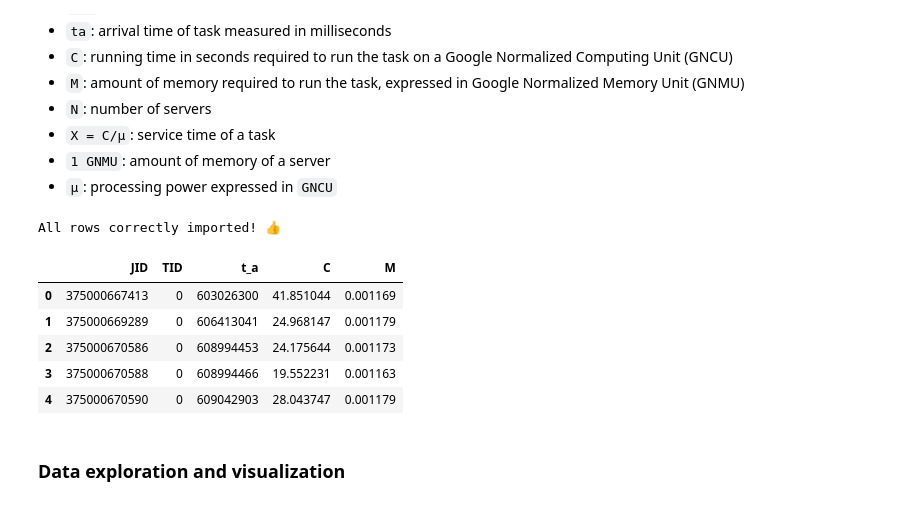
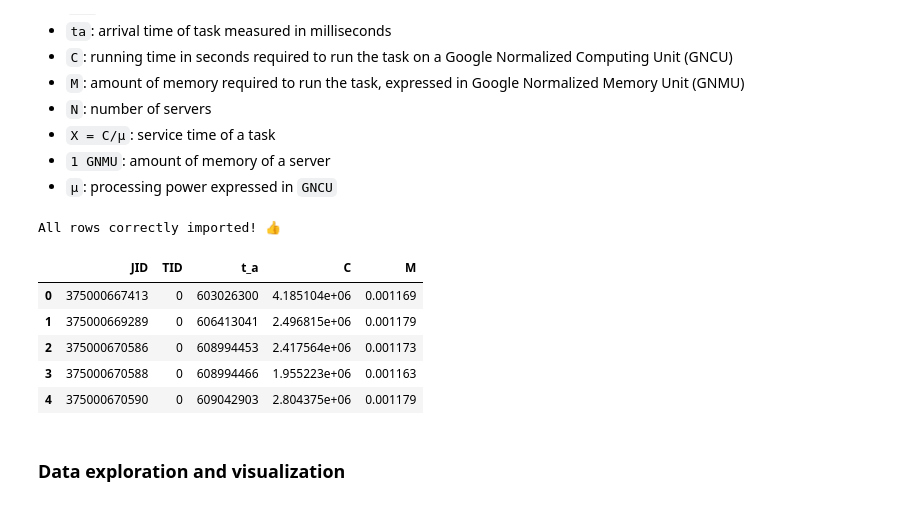
Before and after one commit to Matteo-Candi/Data_Center, a Jupyter notebook: Hw_2/main.ipynb, the cells around one changed output. Drawn from its saved outputs; the diff is of its cells as text; code cells hidden in the pictures.

```diff
--- a/Hw_2/main.ipynb
+++ b/Hw_2/main.ipynb
@@ -17,29 +17,29 @@ import matplotlib.pyplot as plt
 # %%
 # Import data.
 data = pd.read_csv('Cell_a.csv')
 
 # Check if we import all the rows.
 if data.shape[0] == 2329133:
     print('All rows correctly imported! \U0001f44d')
 
 # Rename columns.
 data = data.rename(columns={'Job_ID': 'JID',
                             'Task_ID': 'TID',
                             'Arrival_Time': 't_a',
                             'CPU': 'C',
                             'Memory': 'M'})
-data.C = data.C * 1000
+data.C = data.C * 100000000
 data = data.sort_values('t_a', ignore_index=True)
 
 data.head()
 # %% [output]
 All rows correctly imported! 👍
 |  | JID | TID | t_a | C | M |
-| 0 | 375000667413 | 0 | 603026300 | 41.851044 | 0.001169 |
-| 1 | 375000669289 | 0 | 606413041 | 24.968147 | 0.001179 |
-| 2 | 375000670586 | 0 | 608994453 | 24.175644 | 0.001173 |
-| 3 | 375000670588 | 0 | 608994466 | 19.552231 | 0.001163 |
-| 4 | 375000670590 | 0 | 609042903 | 28.043747 | 0.001179 |
+| 0 | 375000667413 | 0 | 603026300 | 4.185104e+06 | 0.001169 |
+| 1 | 375000669289 | 0 | 606413041 | 2.496815e+06 | 0.001179 |
+| 2 | 375000670586 | 0 | 608994453 | 2.417564e+06 | 0.001173 |
+| 3 | 375000670588 | 0 | 608994466 | 1.955223e+06 | 0.001163 |
+| 4 | 375000670590 | 0 | 609042903 | 2.804375e+06 | 0.001179 |
 # %% [markdown]
 ### Data exploration and visualization
 # %%
```
Also changed, not shown: parts of 13 cells of this notebook.
